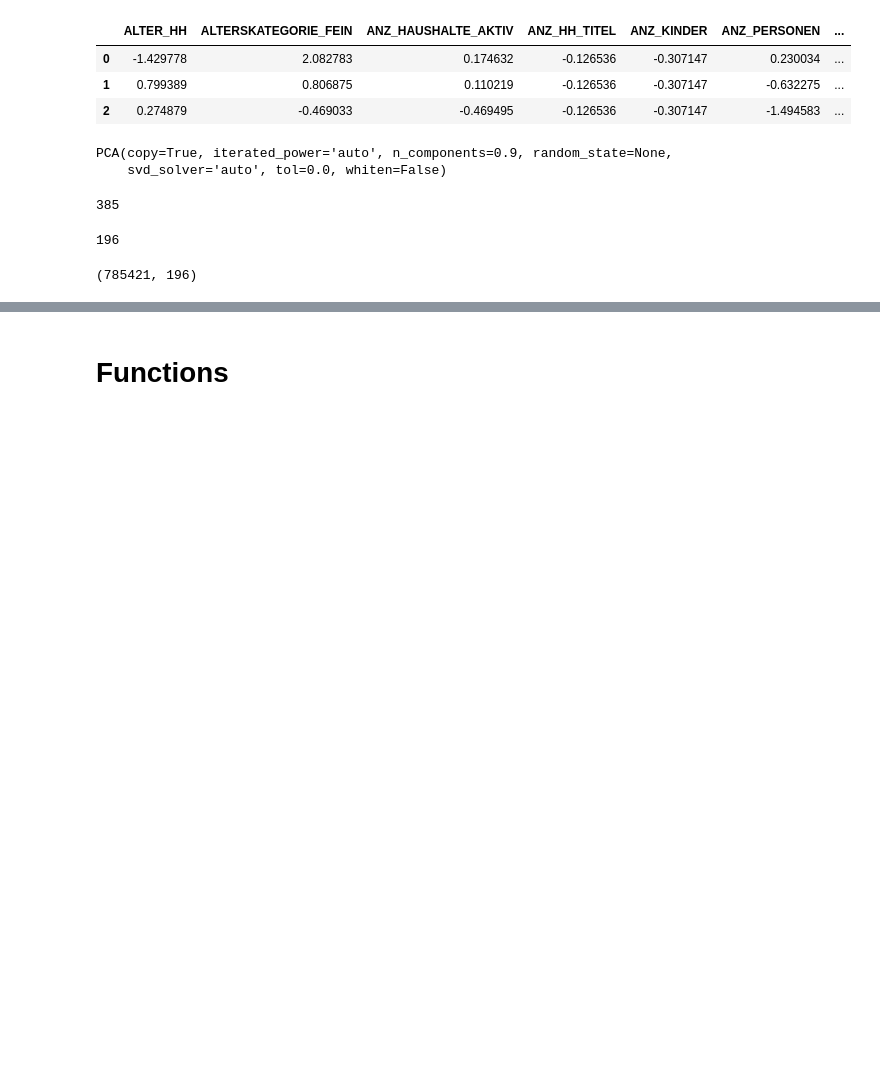
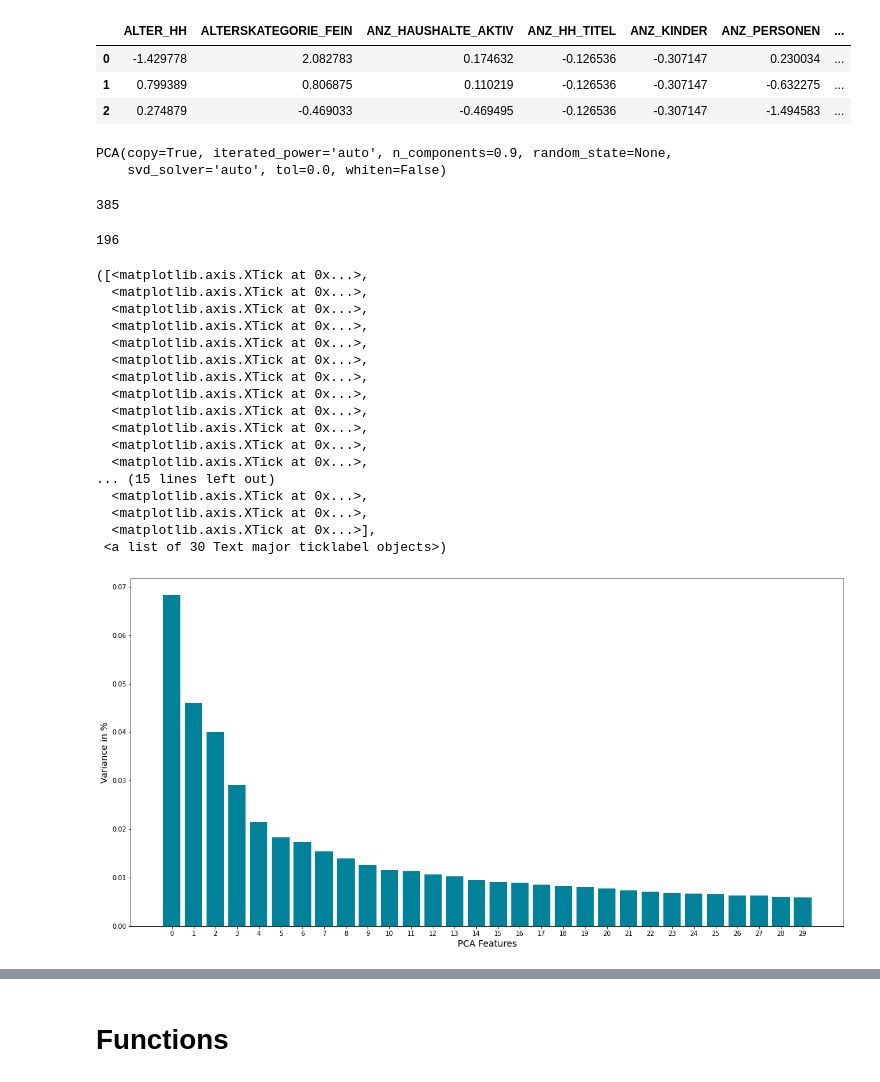
Before and after one commit to TobiPrae/customer_segmentation, a Jupyter notebook: CustomerSegmentation.ipynb, the cells around one changed output, grey strips where cells are left out. Drawn from its saved outputs; the diff is of its cells as text; code cells hidden in the pictures; blank space fills up the shorter version.

```diff
--- a/CustomerSegmentation.ipynb
+++ b/CustomerSegmentation.ipynb
@@ -438,4 +441,31 @@ pca.n_features_
 pca.n_components_
 # %% [output]
 196
+# %%
+features = range(pca.n_components_)
+
+fig, ax = plt.subplots(figsize=(20, 10))
+fig = plt.bar(features[:30], pca.explained_variance_ratio_ [:30], color='#00839A')
+plt.xlabel('PCA Features', fontsize=14)
+plt.ylabel('Variance in %', fontsize=14)
+plt.xticks(features[:30])
+# %% [output]
+([<matplotlib.axis.XTick at 0x...>,
+  <matplotlib.axis.XTick at 0x...>,
+  <matplotlib.axis.XTick at 0x...>,
+  <matplotlib.axis.XTick at 0x...>,
+  <matplotlib.axis.XTick at 0x...>,
+  <matplotlib.axis.XTick at 0x...>,
+  <matplotlib.axis.XTick at 0x...>,
+  <matplotlib.axis.XTick at 0x...>,
+  <matplotlib.axis.XTick at 0x...>,
+  <matplotlib.axis.XTick at 0x...>,
+  <matplotlib.axis.XTick at 0x...>,
+  <matplotlib.axis.XTick at 0x...>,
+... (15 lines left out)
+  <matplotlib.axis.XTick at 0x...>,
+  <matplotlib.axis.XTick at 0x...>,
+  <matplotlib.axis.XTick at 0x...>],
+ <a list of 30 Text major ticklabel objects>)
+[figure, added]
 # %%
@@ -443,4 +472,0 @@ reduced_data = pca.transform(np.array(df))
-# %%
-reduced_data.shape
-# %% [output]
-(785421, 196)
```
Also changed, not shown: parts of 5 cells of this notebook.
